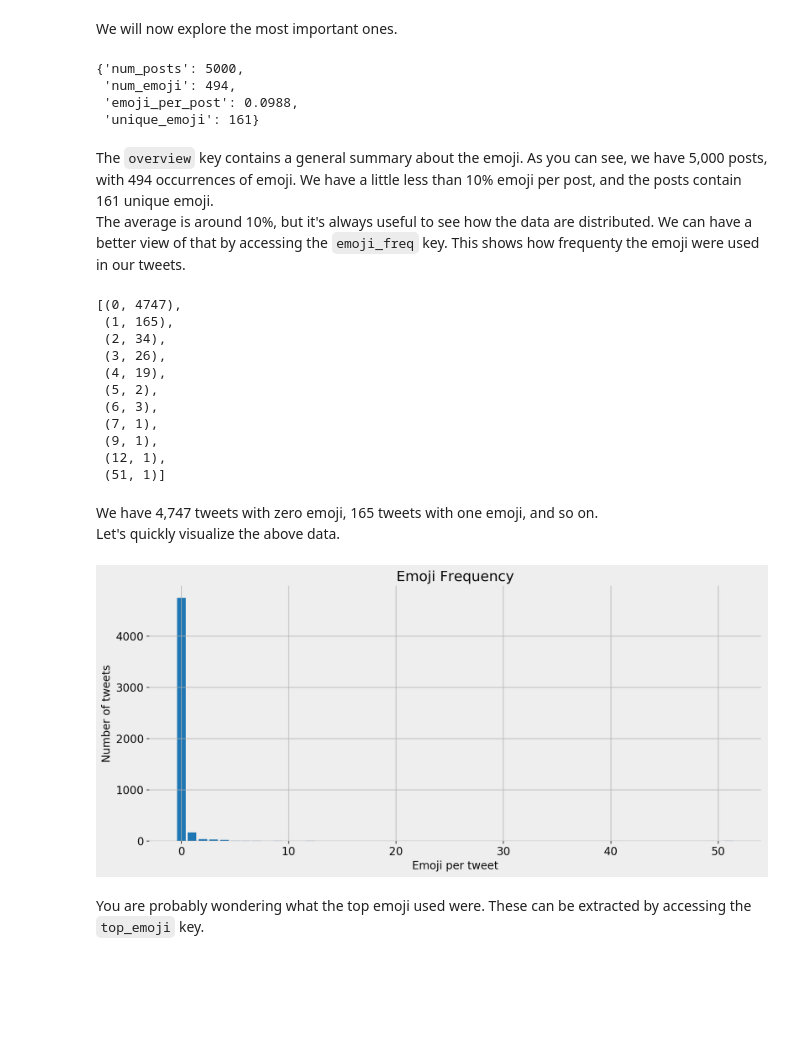
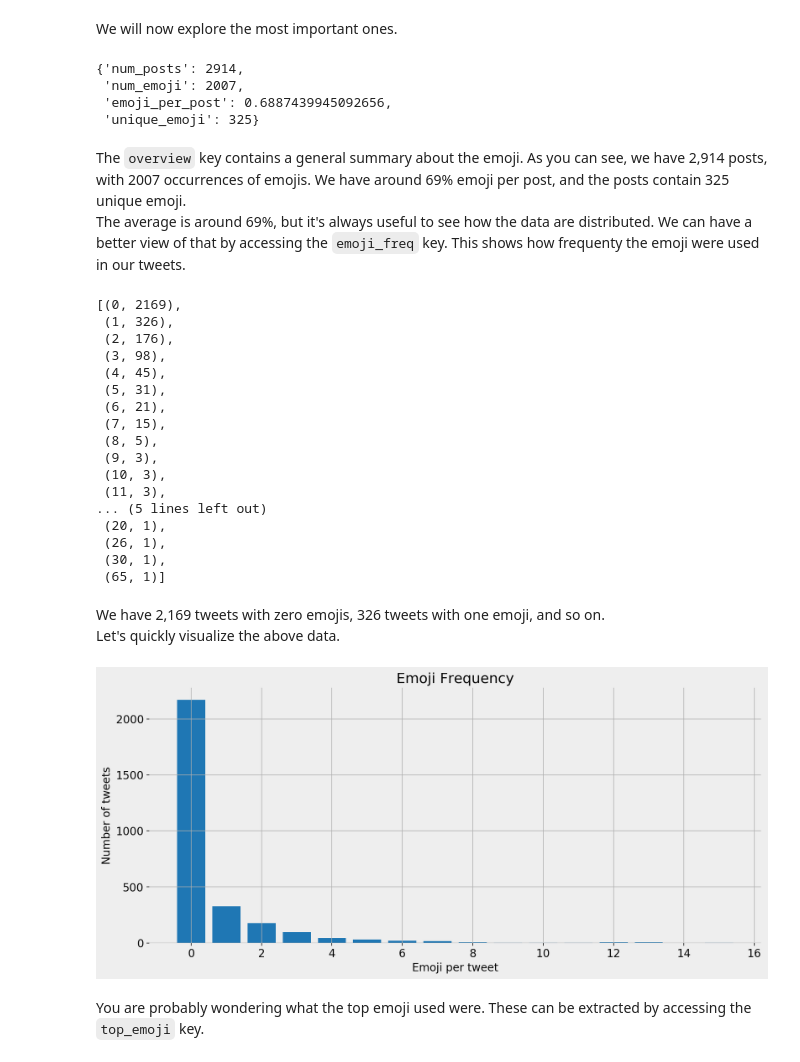
Before and after one commit to eliasdabbas/text_analysis_for_online_marketers, a Jupyter notebook: text_analysis_for_online_marketers.ipynb, the cells around one changed output. Drawn from its saved outputs; the diff is of its cells as text; code cells hidden in the pictures; blank space fills up the shorter version.

```diff
--- a/text_analysis_for_online_marketers.ipynb
+++ b/text_analysis_for_online_marketers.ipynb
@@ -135,3 +136,5 @@ The reason I like to remove retweets is that they are mainly repeating what othe
 #                               count=5000, tweet_mode='extended')
+# %%
+grammys = pd.read_csv('grammys.csv', parse_dates=['tweet_created_at', 'user_created_at'])
 # %% [markdown]
 Now we have our DataFrame so let's start by exploring it a little.
@@ -317,7 +261,7 @@ This dictionary is similar to a normal dictionary, in the sense it has keys and
 In order to access the value of a certain key from the dictionary, you can use `dictionary[key]` and that gives you the value of the of the key saved in the dicionary. We will go through examples below to demonstrate this.
 This is technically not a correct description of the Python dictionary data structure, but just a way to think about it if you are not familiar with it.
 # %%
-emoji_summary = adv.extract_emoji(shutdown['tweet_full_text'])
+emoji_summary = adv.extract_emoji(grammys['tweet_full_text'])
 # %% [markdown]
 We create a variable `emoji_summary`,  which is a Python dictionary. Let's quickly see what its keys are.
 # %%
@@ -329,44 +273,50 @@ We will now explore the most important ones.
 # %%
 emoji_summary['overview']
 # %% [output]
-{'num_posts': 5000,
- 'num_emoji': 494,
- 'emoji_per_post': 0.0988,
- 'unique_emoji': 161}
+{'num_posts': 2914,
+ 'num_emoji': 2007,
+ 'emoji_per_post': 0.6887439945092656,
+ 'unique_emoji': 325}
 # %% [markdown]
-The `overview` key contains a general summary about the emoji. As you can see, we have 5,000 posts, with 494 occurrences of emoji. We have a little less than 10% emoji per post, and the posts contain 161 unique emoji.
-The average is around 10%, but it's always useful to see how the data are distributed. We can have a better view of that by accessing the `emoji_freq` key. This shows how frequenty the emoji were used in our tweets.
+The `overview` key contains a general summary about the emoji. As you can see, we have 2,914 posts, with 2007 occurrences of emojis. We have around 69% emoji per post, and the posts contain 325 unique emoji.
+The average is around 69%, but it's always useful to see how the data are distributed. We can have a better view of that by accessing the `emoji_freq` key. This shows how frequenty the emoji were used in our tweets.
 # %%
 emoji_summary['emoji_freq']
 # %% [output]
-[(0, 4747),
- (1, 165),
- (2, 34),
- (3, 26),
- (4, 19),
- (5, 2),
- (6, 3),
- (7, 1),
- (9, 1),
- (12, 1),
- (51, 1)]
+[(0, 2169),
+ (1, 326),
+ (2, 176),
+ (3, 98),
+ (4, 45),
+ (5, 31),
+ (6, 21),
+ (7, 15),
+ (8, 5),
+ (9, 3),
+ (10, 3),
+ (11, 3),
+... (5 lines left out)
+ (20, 1),
+ (26, 1),
+ (30, 1),
+ (65, 1)]
 # %% [markdown]
-We have 4,747 tweets with zero emoji, 165 tweets with one emoji, and so on.
+We have 2,169 tweets with zero emojis, 326 tweets with one emoji, and so on.
 Let's quickly visualize the above data.
 # %%
 fig, ax = plt.subplots(facecolor='#eeeeee')
 fig.set_size_inches((14, 6))
 ax.set_frame_on(False)
-ax.bar([x[0] for x in emoji_summary['emoji_freq']],
-       [x[1] for x in emoji_summary['emoji_freq']])
+ax.bar([x[0] for x in emoji_summary['emoji_freq'][:15]],
+       [x[1] for x in emoji_summary['emoji_freq'][:15]])
 ax.tick_params(labelsize=14)
 ax.set_title('Emoji Frequency', fontsize=18)
 ax.set_xlabel('Emoji per tweet', fontsize=14)
 ax.set_ylabel('Number of tweets', fontsize=14)
 ax.grid()
 plt.show()
 # %% [output]
-[figure, old version]
+[figure, new version]
 # %% [markdown]
 You are probably wondering what the top emoji used were. These can be extracted by accessing the `top_emoji` key.
 # %%
```
Also changed, not shown: parts of 82 cells of this notebook, 3 other files.
